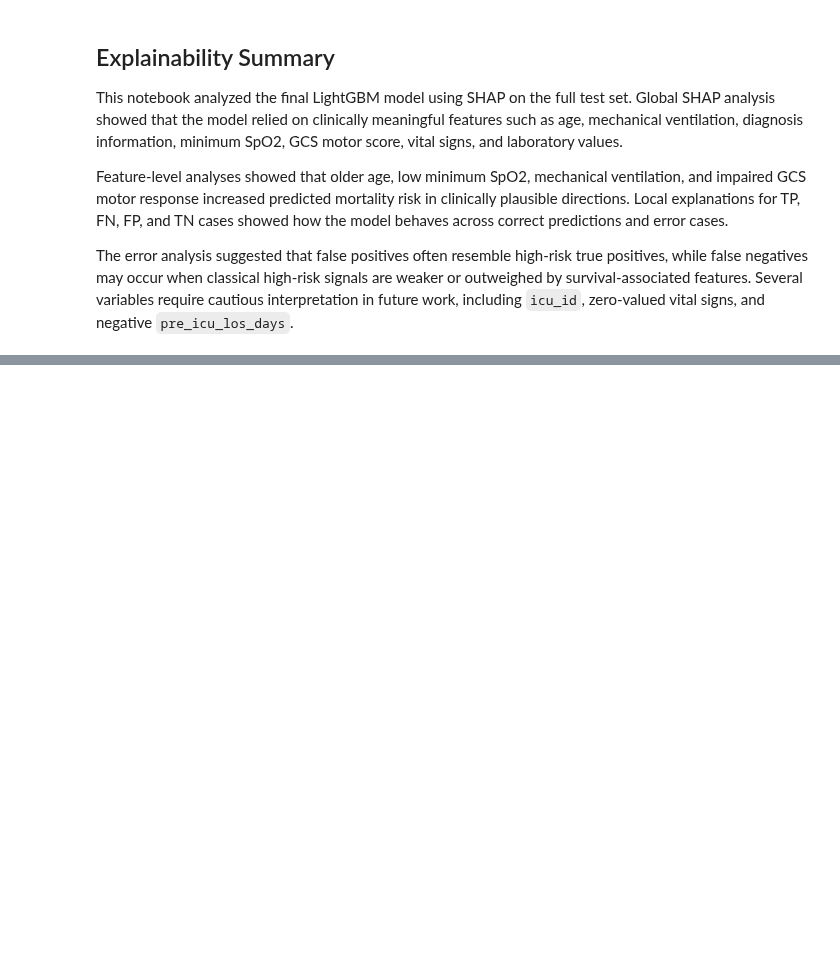
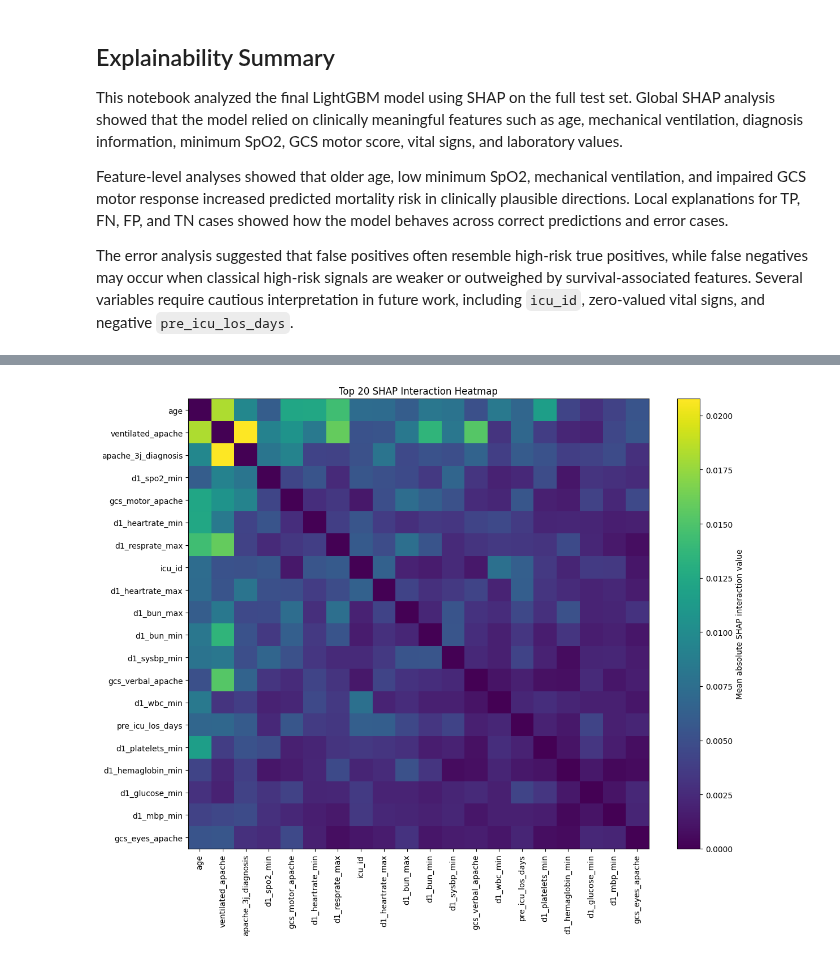
Before and after one commit to atalayatasoy17/xai-project, a Jupyter notebook: notebooks/04_shap_explainability.ipynb, the cells around one changed output, grey strips where cells are left out. Drawn from its saved outputs; the diff is of its cells as text; code cells hidden in the pictures; blank space fills up the shorter version.

```diff
--- a/notebooks/04_shap_explainability.ipynb
+++ b/notebooks/04_shap_explainability.ipynb
@@ -870,0 +1006,15 @@ The error analysis suggested that false positives often resemble high-risk true
+# %%
+interaction_sample_size = min(300, len(X_shap))
+
+X_interaction_sample = X_shap.sample(
+    n=interaction_sample_size,
+    random_state=42
+)
+
+interaction_values = explainer.shap_interaction_values(X_interaction_sample)
+
+if isinstance(interaction_values, list):
+    interaction_values = interaction_values[1]
+
+print(f"Interaction sample shape: {X_interaction_sample.shape}")
+print(f"Interaction values shape: {interaction_values.shape}")
@@ -870,0 +1123,34 @@ The error analysis suggested that false positives often resemble high-risk true
+# %%
+plt.figure(figsize=(12, 10))
+
+im = plt.imshow(
+    interaction_matrix_df,
+    cmap="viridis",
+    aspect="auto"
+)
+
+plt.colorbar(im, label="Mean absolute SHAP interaction value")
+
+plt.xticks(
+    ticks=np.arange(len(interaction_matrix_df.columns)),
+    labels=interaction_matrix_df.columns,
+    rotation=90
+)
+
+plt.yticks(
+    ticks=np.arange(len(interaction_matrix_df.index)),
+    labels=interaction_matrix_df.index
+)
+
+plt.title("Top 20 SHAP Interaction Heatmap")
+plt.tight_layout()
+
+plt.savefig(
+    explainability_dir / "top20_shap_interaction_heatmap.png",
+    dpi=150,
+    bbox_inches="tight"
+)
+
+plt.show()
+# %% [output]
+[figure, added]
```
Also changed, not shown: parts of 7 cells of this notebook, 7 other files.
